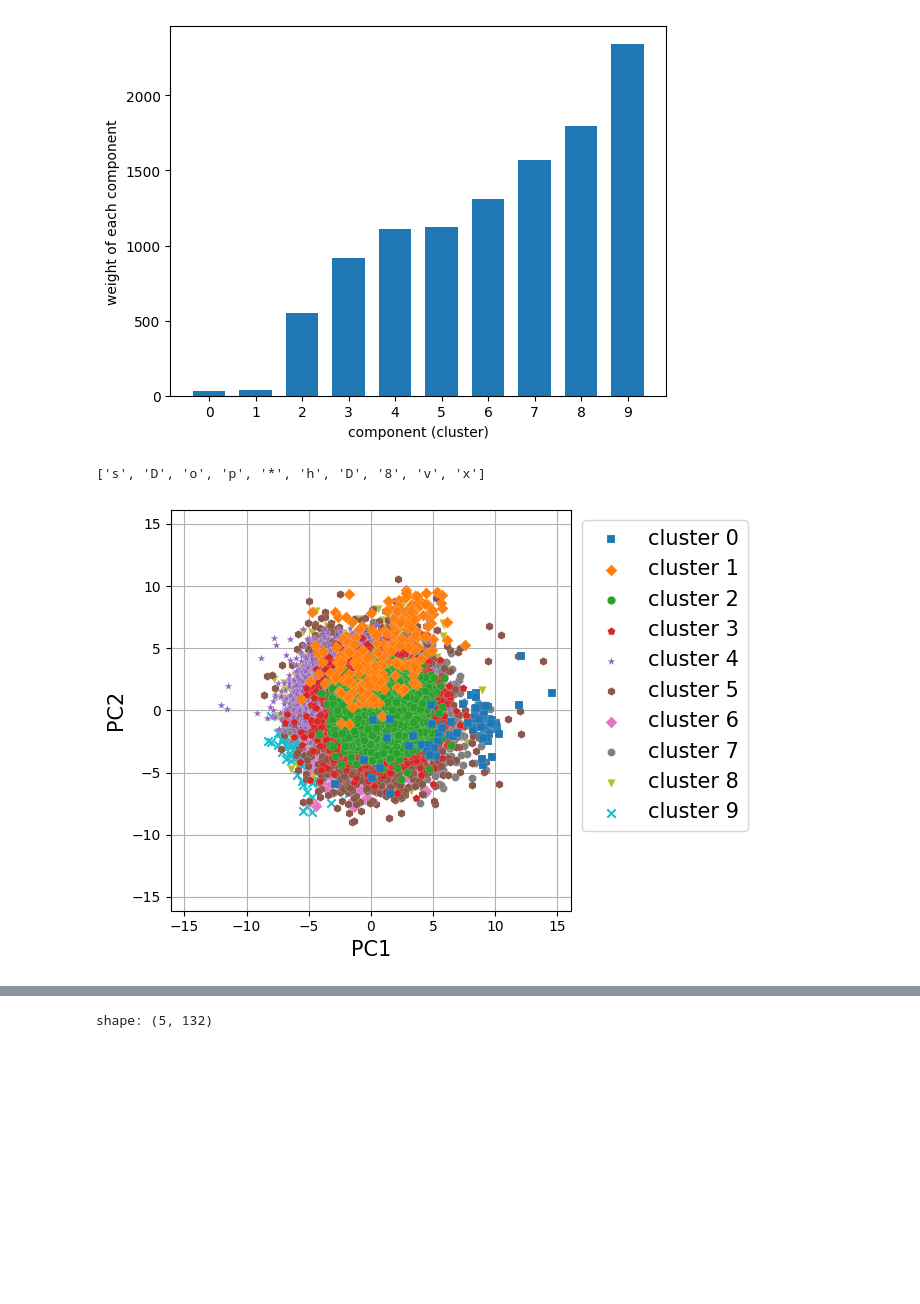
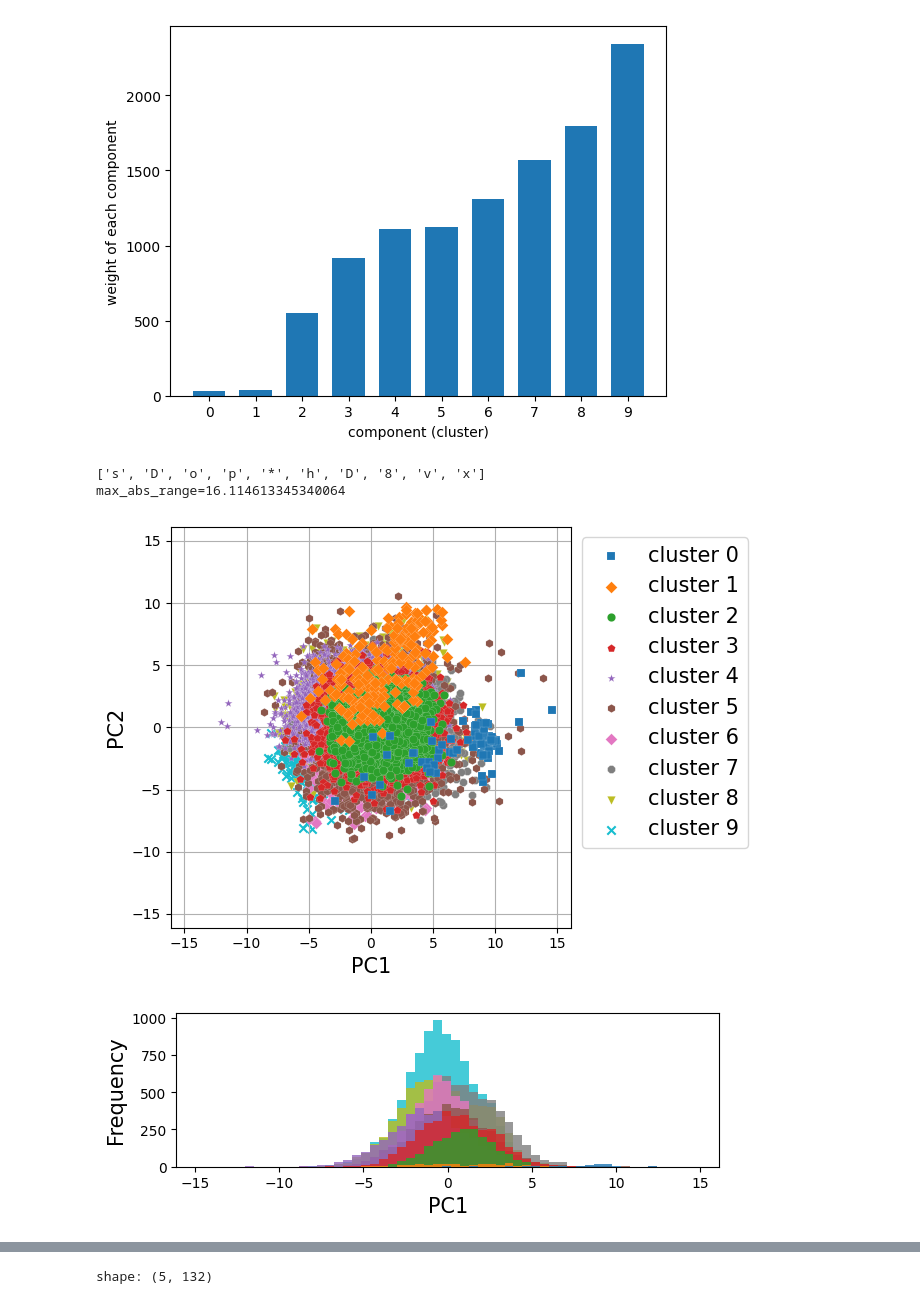
Before and after one commit to RyuichiShinseiB/Feature_extraction, a Jupyter notebook: notebooks/VBGMM_clustering.ipynb, the cells around one changed output, grey strips where cells are left out. Drawn from its saved outputs; the diff is of its cells as text; code cells hidden in the pictures; blank space fills up the shorter version.

Commit message:
scatter and hist

```diff
--- a/notebooks/VBGMM_clustering.ipynb
+++ b/notebooks/VBGMM_clustering.ipynb
@@ -267,8 +268,47 @@ scatter_each_classes(
     xylabel=("PC1", "PC2"),
     face_color="None",
     fontsize=15,
-    path="../reports/figures/VBGMM/2023-07-10/cluster_images/scatter.jpg"
+    path="../reports/figures/VBGMM/2023-07-10/cluster_images/scatter.png"
 )
 # %% [output]
 ['s', 'D', 'o', 'p', '*', 'h', 'D', '8', 'v', 'x']
+max_abs_range=16.114613345340064
 [figure]
+# %%
+x_min = -16.114613345340064
+x_max = 16.114613345340064
+fontsize = 15
+
+df_pc1 = pl.DataFrame(X_train_pca[:,0]).with_columns(
+    df_train_clustering.select([pl.col("cluster")])
+)
+
+min_max = df_pc1.select(
+    pl.col("column_0")
+).describe().filter(
+    (pl.col("describe") == "max" ) |
+    (pl.col("describe") == "min" )
+).select(
+    pl.col("column_0")
+).to_numpy().flatten()
+
+fig = plt.figure(figsize=(7,2))
+ax = fig.add_subplot(1,1,1)
+
+for i in range(10):
+    pc1 = df_pc1.filter(
+        pl.col("cluster") == i
+    ).select("column_0").to_numpy().flatten()
+
+    ax.hist(pc1, bins=50, range=min_max, alpha=0.8, label=f"cluster_{i}", zorder=10-i)
+ax.set_xlim(x_min, x_max)
+
+ax.set_xlabel("PC1", fontsize=fontsize)
+ax.set_ylabel("Frequency", fontsize=fontsize)
+fig.savefig(
+    fname="../reports/figures/VBGMM/2023-07-10/cluster_images/frequency_pc1.png",
+    dpi=fig.get_dpi(),
+    bbox_inches="tight"
+)
+# %% [output]
+[figure, added]
```
Also changed, not shown: parts of 4 cells of this notebook.
